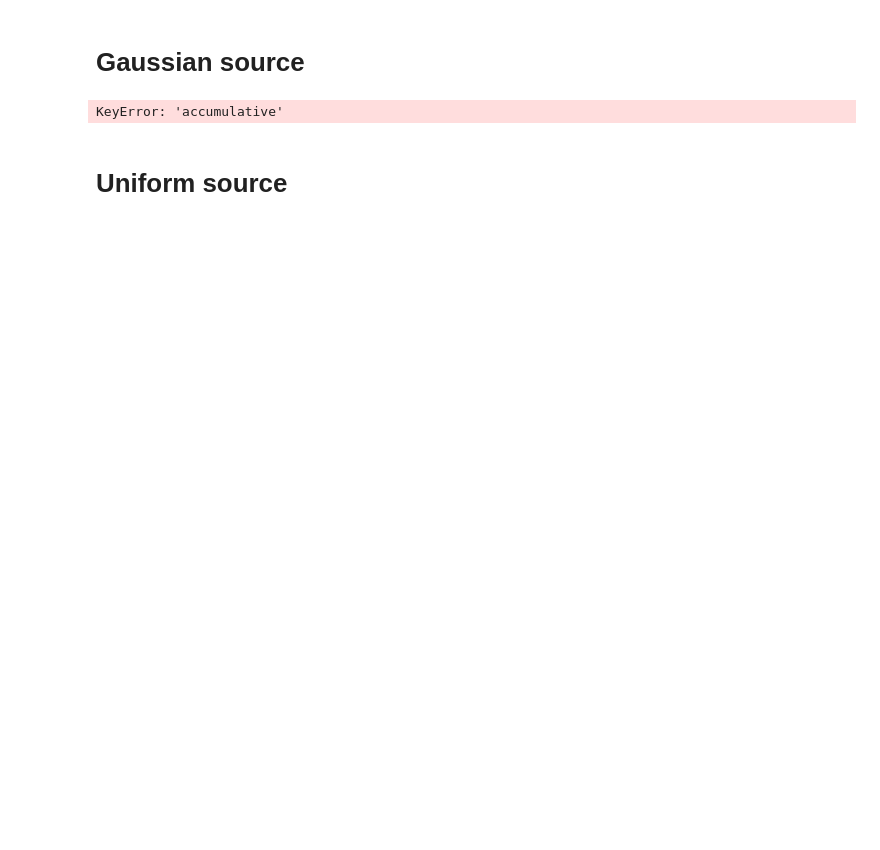
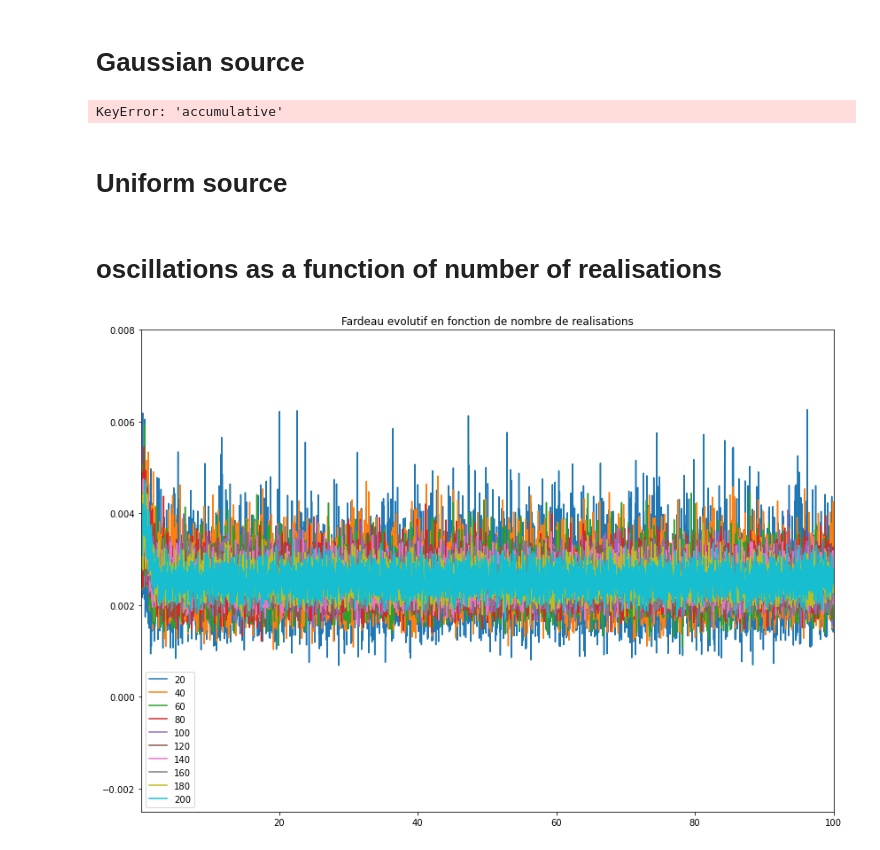
Before and after one commit to pjbenard/Projet_5A_EDP_Bio, a Jupyter notebook: comparing_simulations.ipynb, the cells around one changed output. Cells and saved outputs as stored; diff of their text form; code cells hidden in the pictures; blank space fills up the shorter version.

```diff
--- a/comparing_simulations.ipynb
+++ b/comparing_simulations.ipynb
@@ -40,7 +40,7 @@ nbT = int(T/dt)
 
 source_args = {'source_type': 'normal', 'source_mu': 5, 'source_std': 0.1}
 theta_args = {'theta_value': 4.5, 'theta_moving': False, 'theta_speed': 0.00,
-              'theta_noise': True, 'theta_noise_type': 'normal', 'theta_noise_std': 0.05}
+              'theta_noise': True, 'theta_noise_type': 'normal', 'theta_noise_std': 0.05, "accumulative" : False}
 s_args = {'s_value': 1, 's_noise': False, 's_noise_type': 'normal', 's_noise_std': 0.01}
 
 solver = model(N,a,b,dt,T)
@@ -213,3 +213,5 @@ plt.plot(dtt,np.mean(FE,axis = -1))
 plt.plot(dtt,np.ones(len(dtt))*FE_bar, 'r-')
 plt.ylim(0,0.01)
 plt.show()
+# %% [markdown]
+# oscillations as a function of number of realisations
@@ -215,0 +259,14 @@ plt.show()
+# %%
+FE = pd.read_pickle("data/FE.pkl")
+# %%
+dtt = np.linspace(0,T,nbT+1)
+plt.figure(figsize = (14,10))
+for i in range(len(FE.columns)):
+    plt.plot(dtt, FE[i].values, label = str(sims[i]))
+plt.legend()
+plt.xlim(0.1, 100)
+plt.ylim(-0.0025, 0.008)
+plt.title("Fardeau evolutif en fonction de nombre de realisations")
+plt.show()
+# %% [output]
+[figure, added]
```
Also changed, not shown: parts of 3 cells of this notebook, 9 other files.
